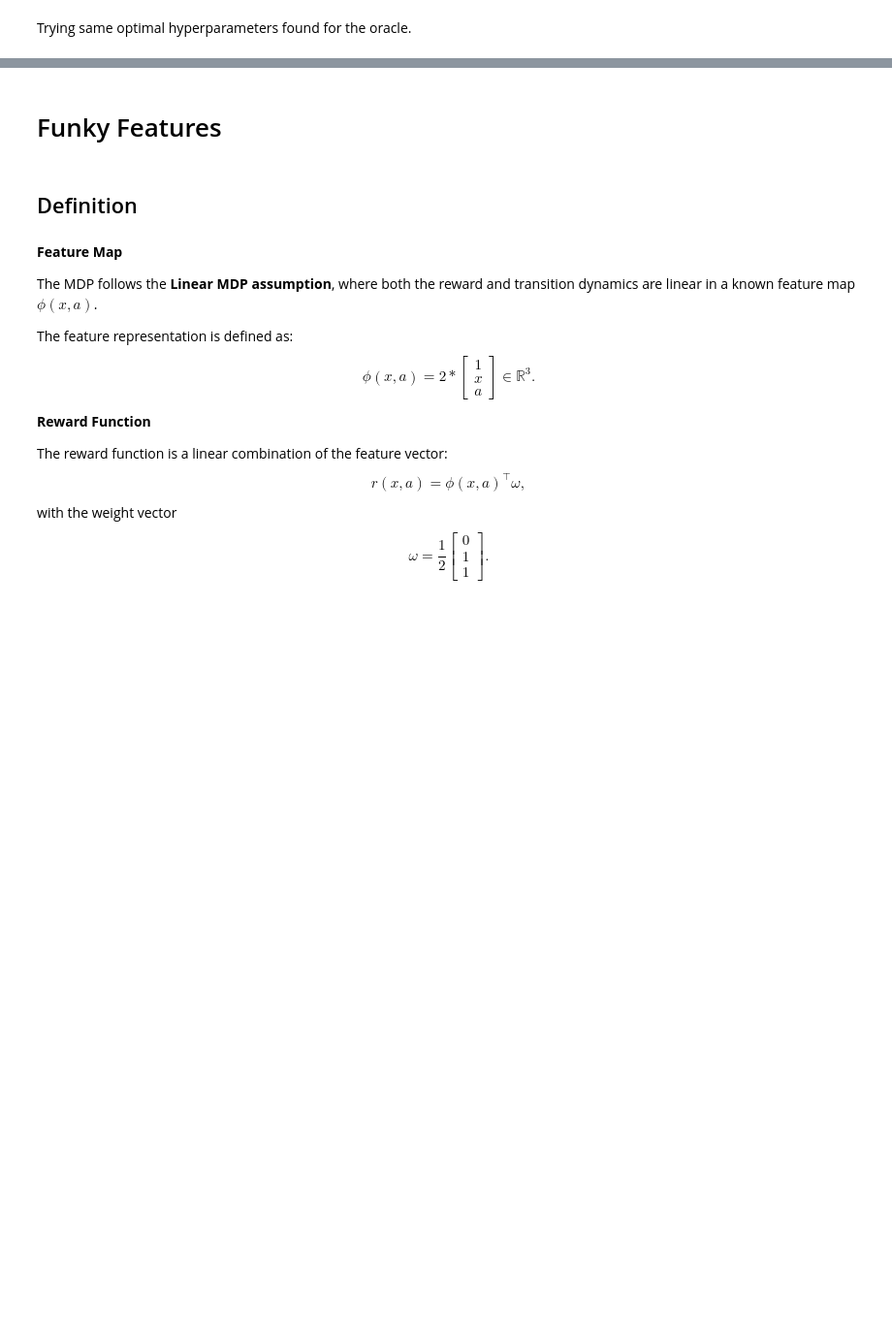
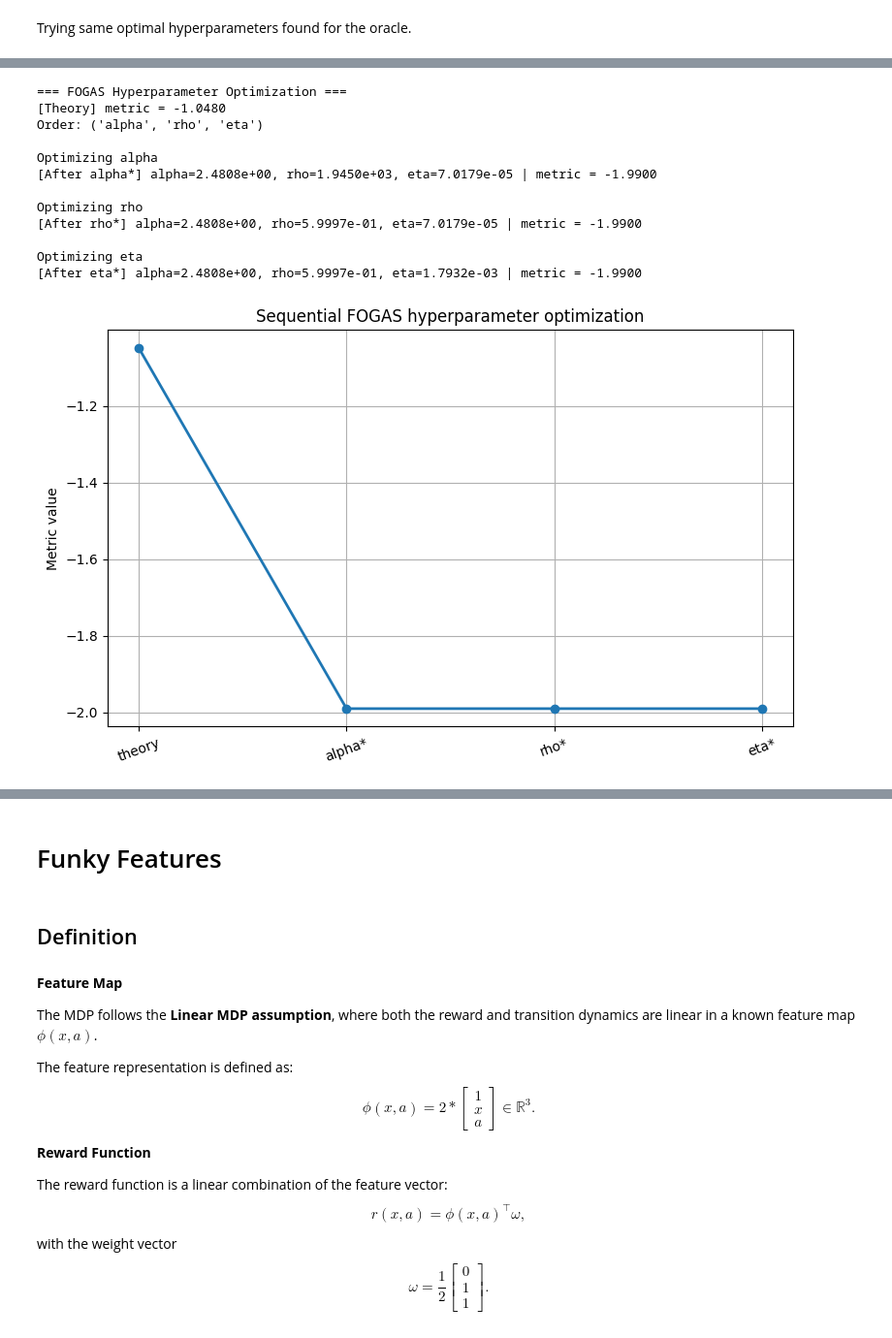
Before and after one commit to maaurod/FOGAS, a Jupyter notebook: experiments/fogas/notebooks/2State.ipynb, the cells around one changed output, grey strips where cells are left out. Shown at 97% size. Drawn from its saved outputs; the diff is of its cells as text; code cells hidden in the pictures; blank space fills up the shorter version.

```diff
--- a/experiments/fogas/notebooks/2State.ipynb
+++ b/experiments/fogas/notebooks/2State.ipynb
@@ -345,0 +421,4 @@ Gap (J* − J) = 2.511662e-10
+# %%
+solver_e = FOGASSolverVectorized(mdp=mdp, print_params=True, csv_path=str(DATASETS_DIR / "dumb_problem.csv"), seed=SEED, device=DEVICE)
+evaluator_e = FOGASEvaluator(solver_e)
+optimizer_e = FOGASHyperOptimizer(solver=solver_e,metric_callable=evaluator_e.get_metric("reward"))
@@ -345,0 +467,25 @@ Gap (J* − J) = 2.511662e-10
+# %%
+summary_e = optimizer_e.optimize_fogas_hyperparameters(
+    search_method="random",
+    coarse_points=20,
+    print_main=True,
+    num_runs=2
+)
+
+alpha_star_e = summary_e["alpha"]
+rho_star_e = summary_e["rho"]
+eta_star_e = summary_e["eta"]
+# %% [output]
+=== FOGAS Hyperparameter Optimization ===
+[Theory] metric = -1.0480
+Order: ('alpha', 'rho', 'eta')
+
+Optimizing alpha
+[After alpha*] alpha=2.4808e+00, rho=1.9450e+03, eta=7.0179e-05 | metric = -1.9900
+
+Optimizing rho
+[After rho*] alpha=2.4808e+00, rho=5.9997e-01, eta=7.0179e-05 | metric = -1.9900
+
+Optimizing eta
+[After eta*] alpha=2.4808e+00, rho=5.9997e-01, eta=1.7932e-03 | metric = -1.9900
+[figure, added]
```
Also changed, not shown: parts of 28 cells of this notebook, 15 other files.
